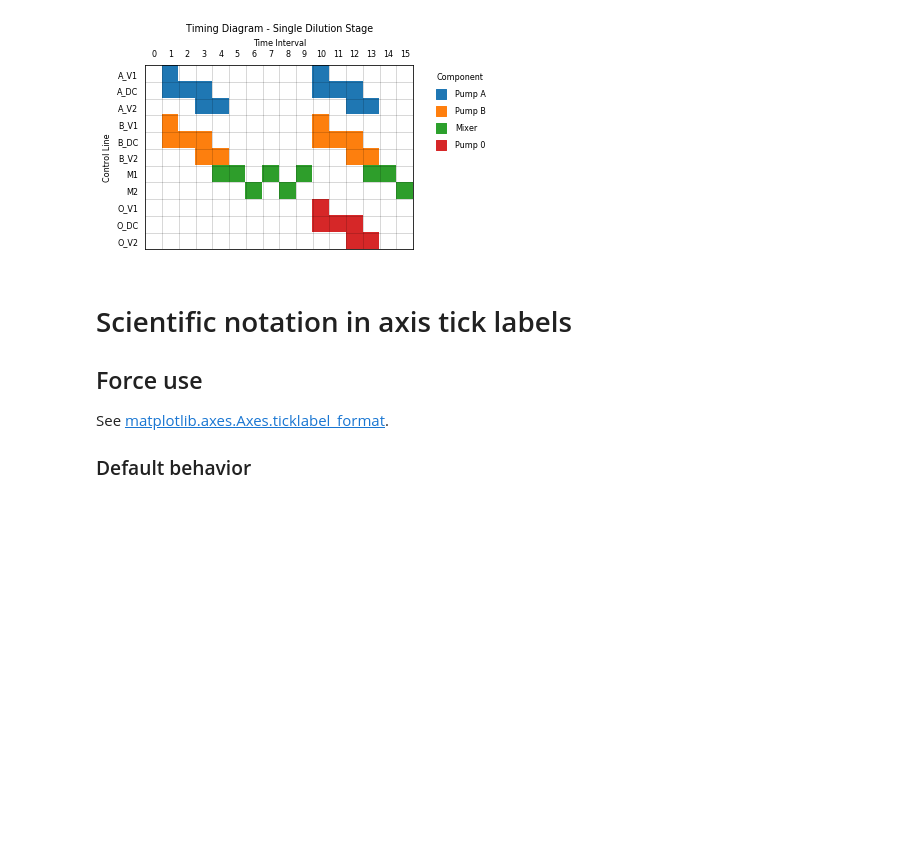
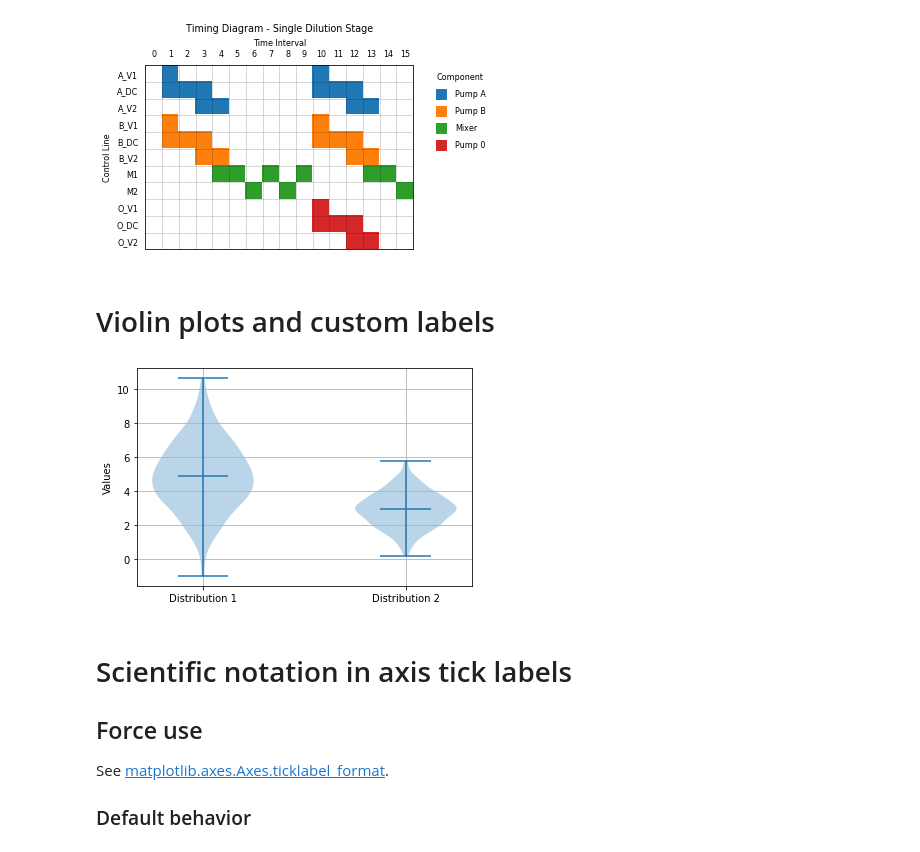
Before and after one commit to gregnordin/notes_to_self, a Jupyter notebook: python/matplotlib/matplotlib_notes.ipynb, the cells around one changed output. Drawn from its saved outputs; the diff is of its cells as text; code cells hidden in the pictures; blank space fills up the shorter version.

Commit message:
Add Violin plots and custom labels

```diff
--- a/python/matplotlib/matplotlib_notes.ipynb
+++ b/python/matplotlib/matplotlib_notes.ipynb
@@ -325,6 +325,21 @@ ax.legend(bbox_to_anchor=(1.3, 1.0), scatterpoints=1, frameon=False, labelspacin
 # plt.savefig('180705_plots/timing_diagram-single_dilution_stage.png', bbox_inches='tight')
 # %% [output]
 [figure]
+# %% [markdown]
+# Violin plots and custom labels
+# %%
+data_a = np.random.normal(loc=5.0, scale=2.0, size=200)
+data_b = np.random.normal(loc=3.0, scale=1.0, size=200)
+data = [data_a, data_b]
+
+fig, ax = plt.subplots()
+ax.violinplot(data, showmeans=True)
+ax.set_xticks([1,2])
+ax.set_xticklabels(['Distribution 1','Distribution 2'])
+ax.set_ylabel("Values")
+ax.grid()
+# %% [output]
+[figure, added]
 # %% [markdown]
 # Scientific notation in axis tick labels
 
```
